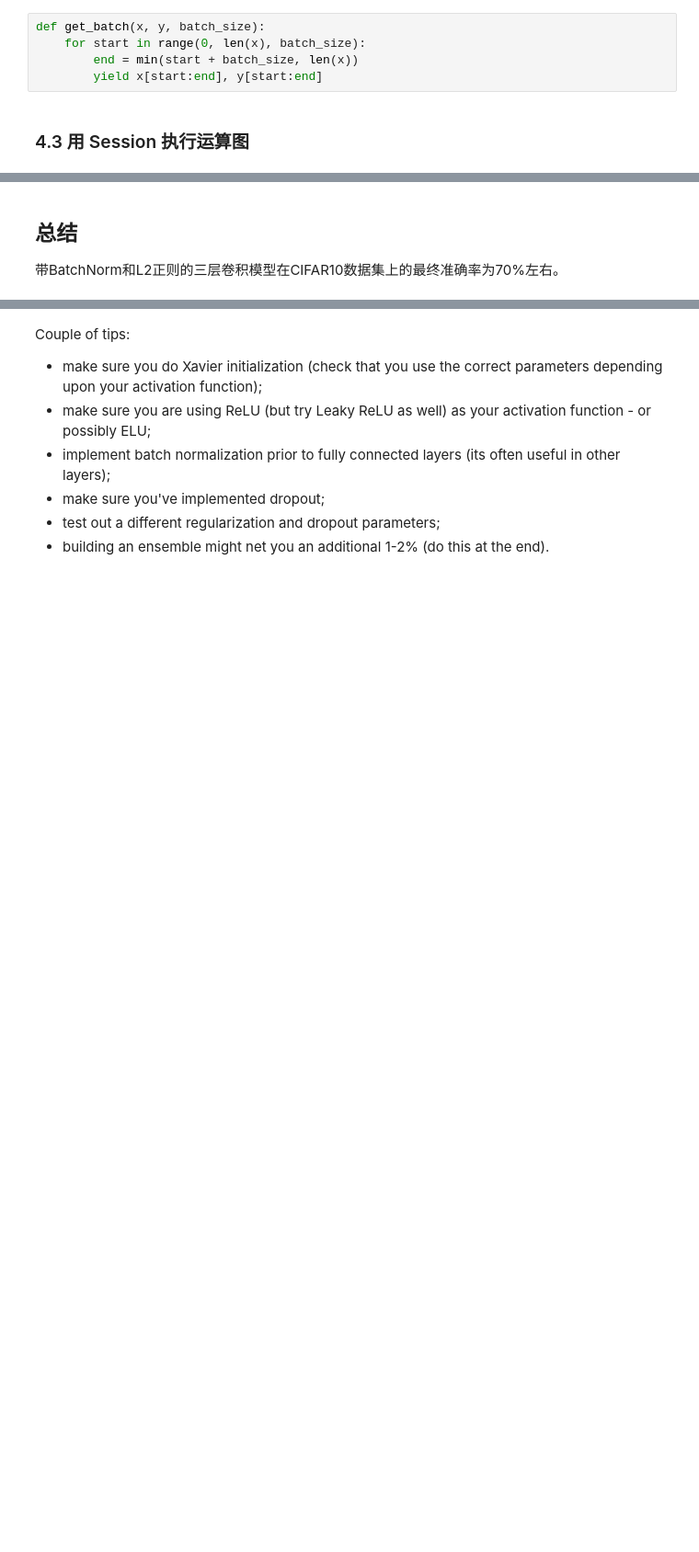
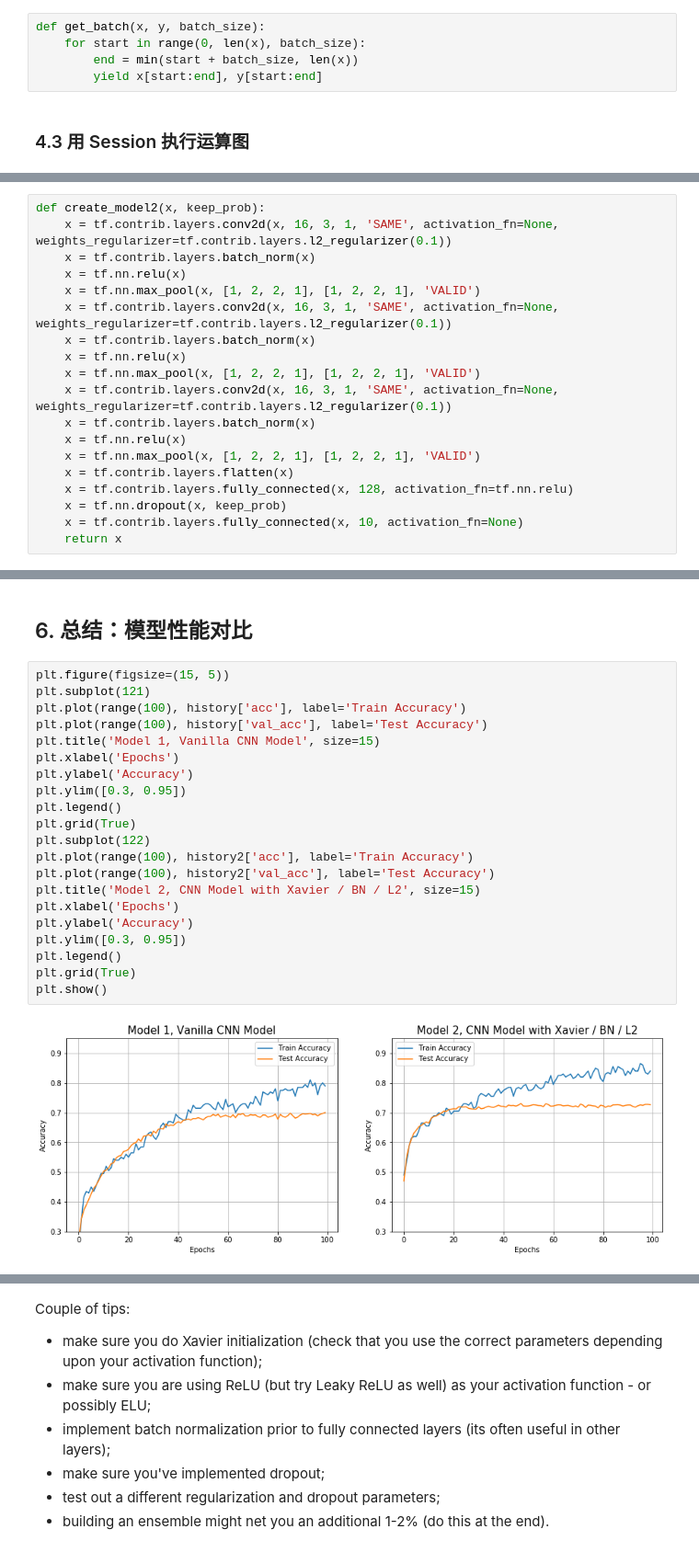
Before and after one commit to mtyylx/MLND, a Jupyter notebook: P5_Image_Classification/CIFAR10 Image Classification using TensorFlow.ipynb, the cells around one changed output, grey strips where cells are left out. Shown at 92% size. Drawn from its saved outputs; the diff is of its cells as text; blank space fills up the shorter version.

```diff
--- a/P5_Image_Classification/CIFAR10 Image Classification using TensorFlow.ipynb
+++ b/P5_Image_Classification/CIFAR10 Image Classification using TensorFlow.ipynb
@@ -391,0 +404,19 @@ Epoch = 99     train_loss = 0.188515      train_acc = 94.5 %      validation_acc
+# %%
+def create_model2(x, keep_prob):
+    x = tf.contrib.layers.conv2d(x, 16, 3, 1, 'SAME', activation_fn=None, weights_regularizer=tf.contrib.layers.l2_regularizer(0.1))
+    x = tf.contrib.layers.batch_norm(x)
+    x = tf.nn.relu(x)
+    x = tf.nn.max_pool(x, [1, 2, 2, 1], [1, 2, 2, 1], 'VALID')
+    x = tf.contrib.layers.conv2d(x, 16, 3, 1, 'SAME', activation_fn=None, weights_regularizer=tf.contrib.layers.l2_regularizer(0.1))
+    x = tf.contrib.layers.batch_norm(x)
+    x = tf.nn.relu(x)
+    x = tf.nn.max_pool(x, [1, 2, 2, 1], [1, 2, 2, 1], 'VALID')
+    x = tf.contrib.layers.conv2d(x, 16, 3, 1, 'SAME', activation_fn=None, weights_regularizer=tf.contrib.layers.l2_regularizer(0.1))
+    x = tf.contrib.layers.batch_norm(x)
+    x = tf.nn.relu(x)
+    x = tf.nn.max_pool(x, [1, 2, 2, 1], [1, 2, 2, 1], 'VALID')
+    x = tf.contrib.layers.flatten(x)
+    x = tf.contrib.layers.fully_connected(x, 128, activation_fn=tf.nn.relu)
+    x = tf.nn.dropout(x, keep_prob)
+    x = tf.contrib.layers.fully_connected(x, 10, activation_fn=None)
+    return x
@@ -392,4 +481,25 @@ Epoch = 99     train_loss = 0.188515      train_acc = 94.5 %      validation_acc
 # %% [markdown]
-## 总结
-
-带BatchNorm和L2正则的三层卷积模型在CIFAR10数据集上的最终准确率为70%左右。
+## 6. 总结：模型性能对比
+# %%
+plt.figure(figsize=(15, 5))
+plt.subplot(121)
+plt.plot(range(100), history['acc'], label='Train Accuracy')
+plt.plot(range(100), history['val_acc'], label='Test Accuracy')
+plt.title('Model 1, Vanilla CNN Model', size=15)
+plt.xlabel('Epochs')
+plt.ylabel('Accuracy')
+plt.ylim([0.3, 0.95])
+plt.legend()
+plt.grid(True)
+plt.subplot(122)
+plt.plot(range(100), history2['acc'], label='Train Accuracy')
+plt.plot(range(100), history2['val_acc'], label='Test Accuracy')
+plt.title('Model 2, CNN Model with Xavier / BN / L2', size=15)
+plt.xlabel('Epochs')
+plt.ylabel('Accuracy')
+plt.ylim([0.3, 0.95])
+plt.legend()
+plt.grid(True)
+plt.show()
+# %% [output]
+[figure, added]
```
Also changed, not shown: parts of 12 cells of this notebook.
